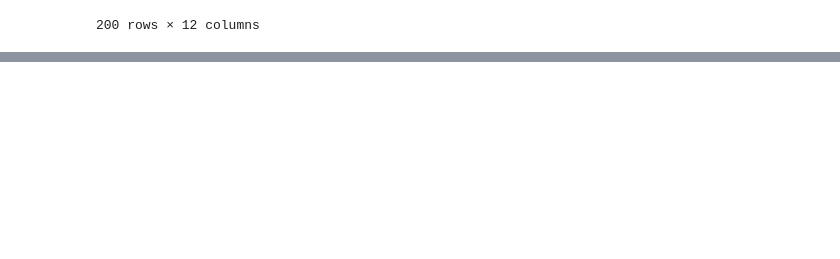
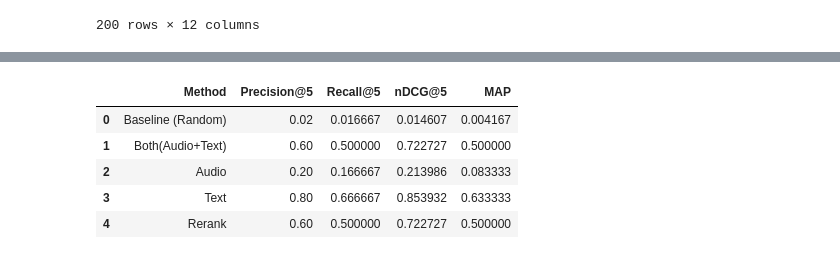
Before and after one commit to TingLinKuo/Music_Rec_RAG, a Jupyter notebook: system.ipynb, the cells around one changed output, grey strips where cells are left out. Cells and saved outputs as stored; diff of their text form; code cells hidden in the pictures; blank space fills up the shorter version.

```diff
--- a/system.ipynb
+++ b/system.ipynb
@@ -117,0 +100,12 @@ df_recommendations.sort_values("similarity_text", ascending=False).head(10)
+# %%
+top_k = 5
+
+both = df_recommendations['song_name'].head(top_k).tolist()
+audio_result = df_recommendations.sort_values("similarity_audio", ascending=False).head(top_k)['song_name'].tolist()
+text_result = df_recommendations.sort_values("similarity_text", ascending=False).head(top_k)['song_name'].tolist()
+rerank_result = df_recommendations_re['song_name'].head(top_k).tolist()
+
+print(both)
+print(audio_result)
+print(text_result)
+print(rerank_result)
@@ -118,3 +123,25 @@ df_recommendations.sort_values("similarity_text", ascending=False).head(10)
+# %%
+evaluator = RankingEvaluator(top_k)
+
+gt = Q20_GT
+song_pool = df_recommendations["song_name"].tolist()
+results = [evaluator.evaluate_random_baseline(gt, song_pool, n=10)] #Random 10 times
+
+methods = ['Both(Audio+Text)', 'Audio', 'Text', 'Rerank']
+recommendations = [both, audio_result, text_result, rerank_result]
+
+for method, rec in zip(methods, recommendations):
+    results.append(evaluator.evaluate(gt, rec, method))
+
+df = pd.DataFrame(results)
+df
+# %% [output]
+|  | Method | Precision@5 | Recall@5 | nDCG@5 | MAP |
+| 0 | Baseline (Random) | 0.02 | 0.016667 | 0.014607 | 0.004167 |
+| 1 | Both(Audio+Text) | 0.60 | 0.500000 | 0.722727 | 0.500000 |
+| 2 | Audio | 0.20 | 0.166667 | 0.213986 | 0.083333 |
+| 3 | Text | 0.80 | 0.666667 | 0.853932 | 0.633333 |
+| 4 | Rerank | 0.60 | 0.500000 | 0.722727 | 0.500000 |
 # %%
 def precision_at_k(gt, recs, k):
     recs_at_k = recs[:k]
```
Also changed, not shown: parts of 11 cells of this notebook, 4 other files.
